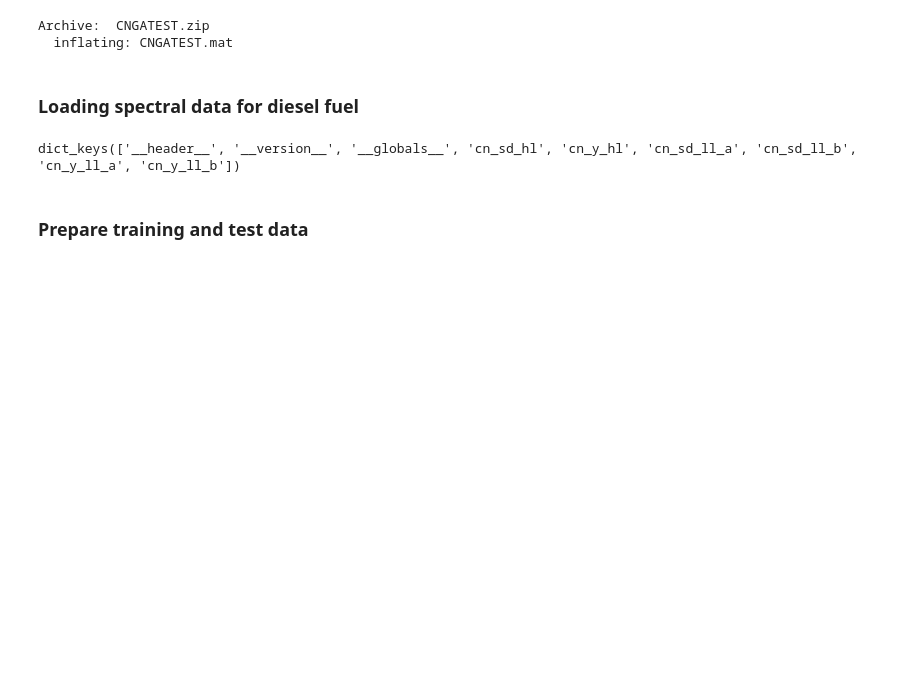
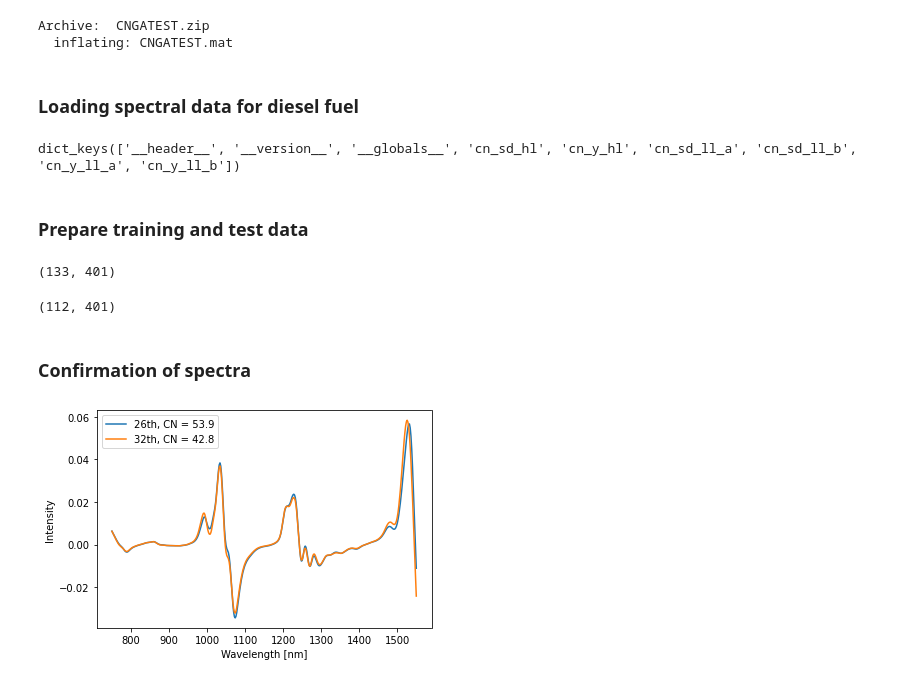
Before and after one commit to matsunori39/Small-Data-Analysis-and-Machine-Learning, a Jupyter notebook: Small_Data_Analysis_and_Machine_Learning.ipynb, the cells around one changed output. Drawn from its saved outputs; the diff is of its cells as text; code cells hidden in the pictures; blank space fills up the shorter version.

```diff
--- a/Small_Data_Analysis_and_Machine_Learning.ipynb
+++ b/Small_Data_Analysis_and_Machine_Learning.ipynb
@@ -973,10 +973,10 @@ Archive:  CNGATEST.zip
 import scipy.io
 
 # Loads MATLAB format file
-dict = scipy.io.loadmat('CNGATEST.mat')
+CNGATEST_dict = scipy.io.loadmat('CNGATEST.mat')
 
 # Data is stored as a dictonary type, so check the key
-print(dict.keys())
+print(CNGATEST_dict.keys())
 # %% [output]
 dict_keys(['__header__', '__version__', '__globals__', 'cn_sd_hl', 'cn_y_hl', 'cn_sd_ll_a', 'cn_sd_ll_b', 'cn_y_ll_a', 'cn_y_ll_b'])
 # %% [markdown]
@@ -987,0 +984,43 @@ import numpy as np
+# %%
+import numpy as np
+
+# Extracting an array from a dictionary type
+cn_sd_hl = CNGATEST_dict['cn_sd_hl']
+cn_sd_ll_a = CNGATEST_dict['cn_sd_ll_a']
+cn_sd_ll_b = CNGATEST_dict['cn_sd_ll_b']
+cn_y_hl = CNGATEST_dict['cn_y_hl']
+cn_y_ll_a = CNGATEST_dict['cn_y_ll_a']
+cn_y_ll_b = CNGATEST_dict['cn_y_ll_b']
+
+# Prepare training and validation data
+Xtrain = np.vstack([cn_sd_ll_a, cn_sd_hl])
+Xval = cn_sd_ll_b
+
+ytrain = np.vstack([cn_y_ll_a, cn_y_hl])
+yval = cn_y_ll_b
+
+# Check array size
+print(Xtrain.shape)
+# %% [output]
+(133, 401)
+# %%
+print(Xval.shape)
+# %% [output]
+(112, 401)
+# %% [markdown]
+### Confirmation of spectra
+# %%
+import matplotlib.pyplot as plt
+
+# Prepare the values for the horizontal axis of the plot
+wave = np.arange(750, 1551, 2)
+
+fig, ax = plt.subplots(facecolor="w")
+plt.xlabel('Wavelength [nm]')
+plt.ylabel('Intensity')
+ax.plot(wave, Xtrain[26,:], label='26th, CN = 53.9')
+ax.plot(wave, Xtrain[32,:], label='32th, CN = 42.8')
+ax.legend()
+plt.show()
+# %% [output]
+[figure, added]
```
Also changed, not shown: parts of 9 cells of this notebook.
